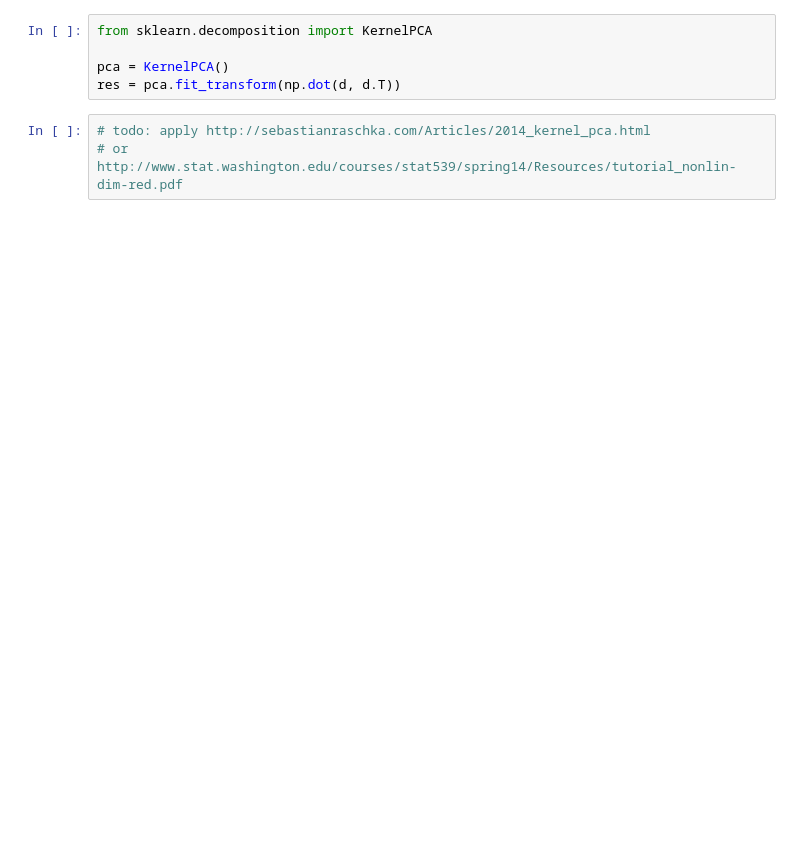
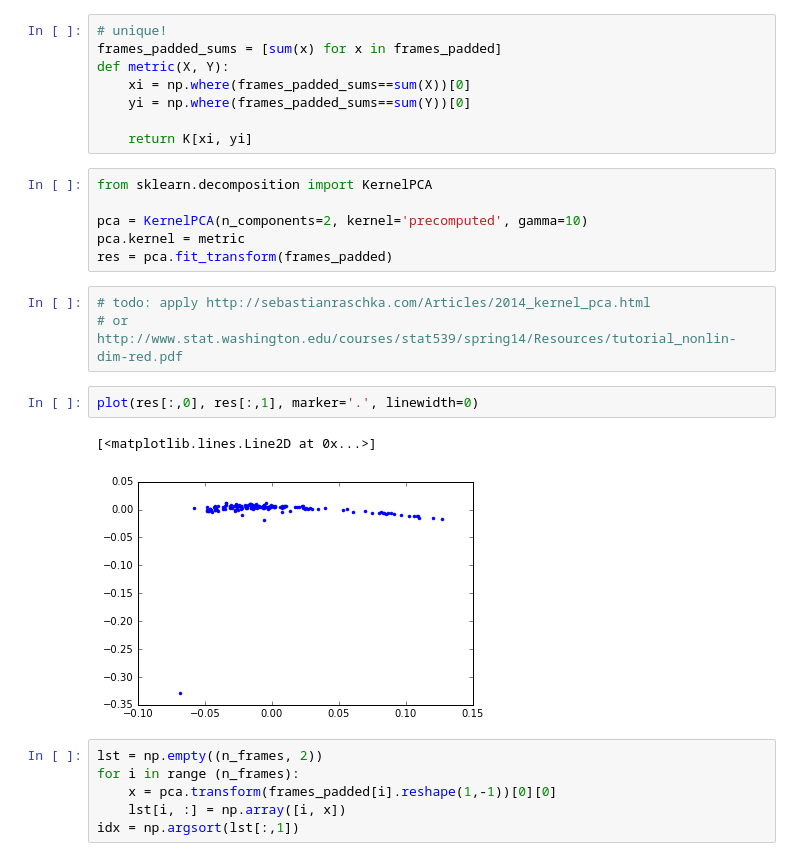
Before and after one commit to MohsenSadeghi/Super-resolution, a Jupyter notebook: notebook.ipynb, the cells around one changed output. Cells and saved outputs as stored; diff of their text form; blank space fills up the shorter version.

```diff
--- a/notebook.ipynb
+++ b/notebook.ipynb
@@ -85,8 +122,28 @@ print d.shape
+# %%
+# unique!
+frames_padded_sums = [sum(x) for x in frames_padded]
+def metric(X, Y):
+    xi = np.where(frames_padded_sums==sum(X))[0]
+    yi = np.where(frames_padded_sums==sum(Y))[0]
+
+    return K[xi, yi]
 # %%
 from sklearn.decomposition import KernelPCA
 
-pca = KernelPCA()
-res = pca.fit_transform(np.dot(d, d.T))
+pca = KernelPCA(n_components=2, kernel='precomputed', gamma=10)
+pca.kernel = metric
+res = pca.fit_transform(frames_padded)
 # %%
 # todo: apply http://sebastianraschka.com/Articles/2014_kernel_pca.html
 # or http://www.stat.washington.edu/courses/stat539/spring14/Resources/tutorial_nonlin-dim-red.pdf
+# %%
+plot(res[:,0], res[:,1], marker='.', linewidth=0)
+# %% [output]
+[<matplotlib.lines.Line2D at 0x...>]
+[figure, added]
+# %%
+lst = np.empty((n_frames, 2))
+for i in range (n_frames):
+    x = pca.transform(frames_padded[i].reshape(1,-1))[0][0]
+    lst[i, :] = np.array([i, x])
+idx = np.argsort(lst[:,1])
```
Also changed, not shown: parts of 12 cells of this notebook.
